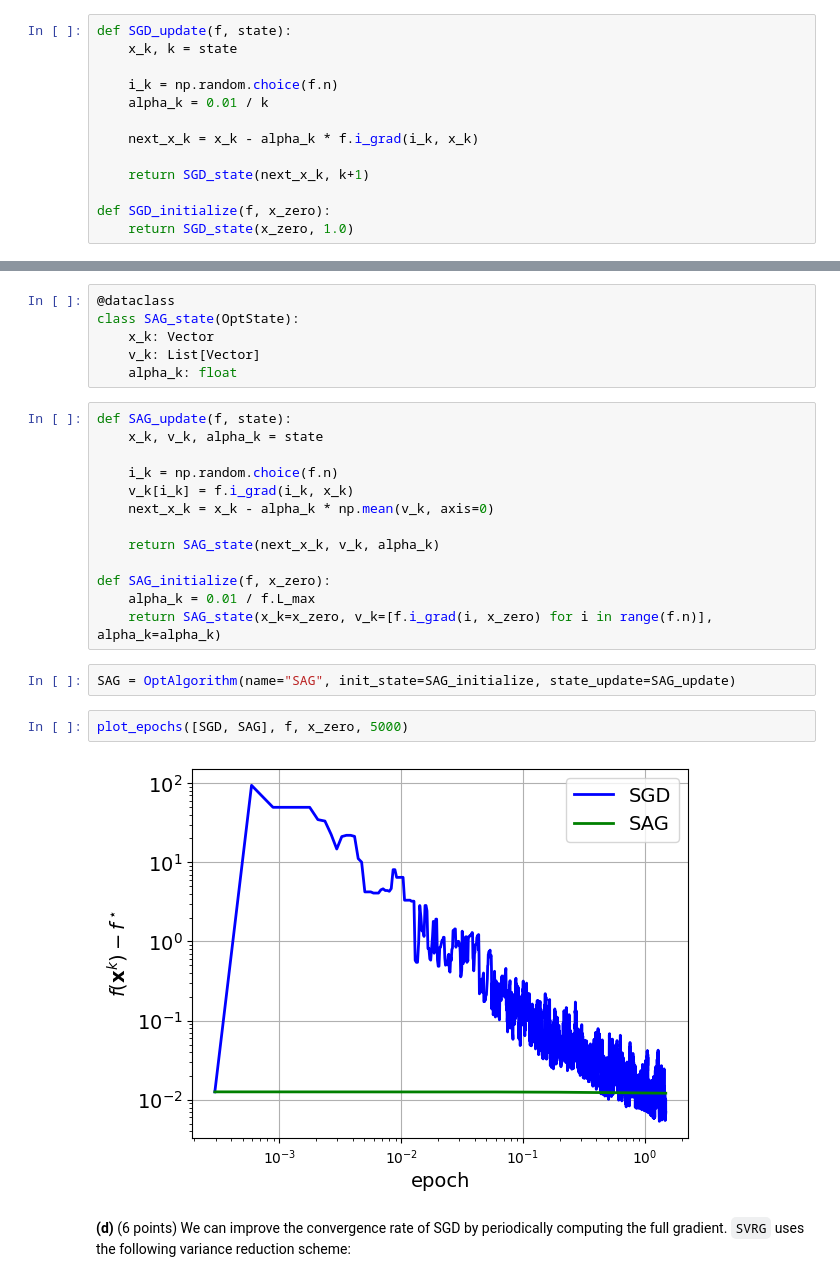
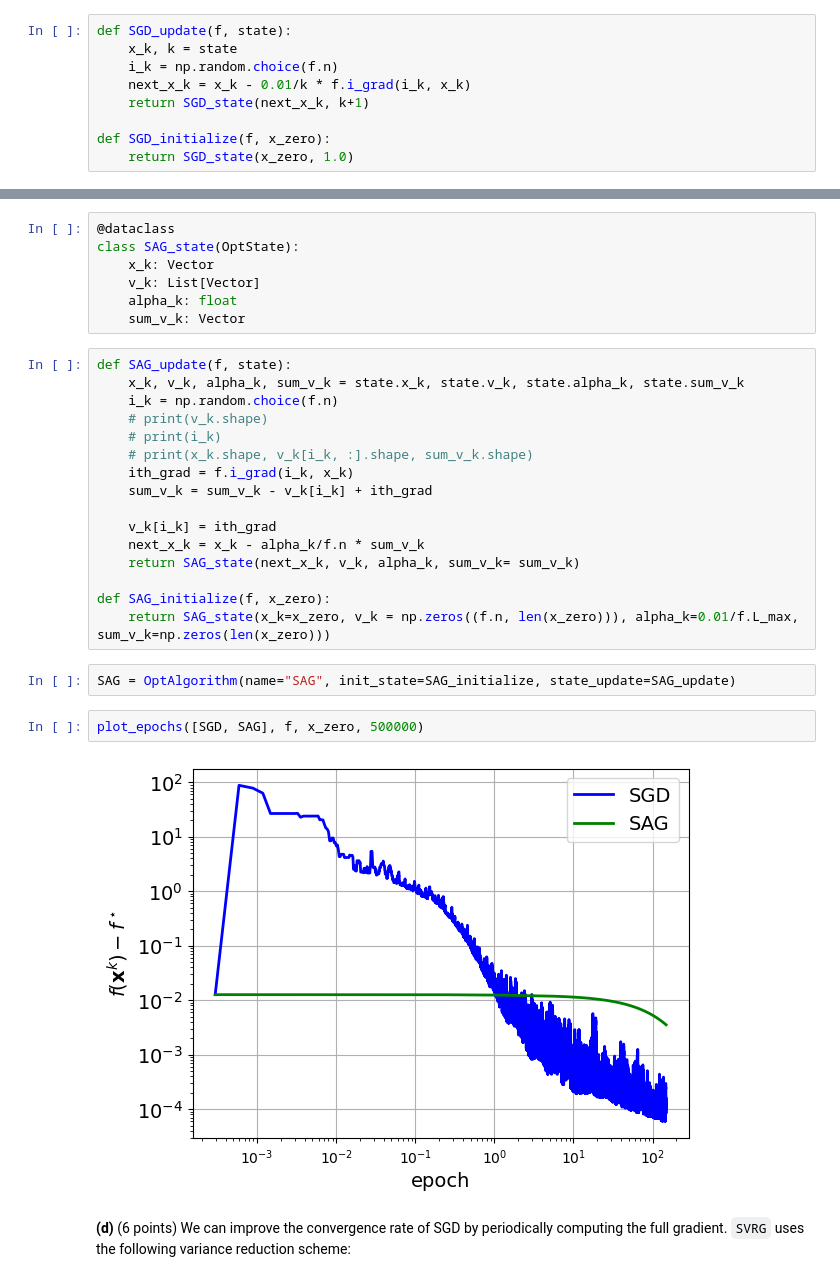
Before and after one commit to CarlOwOs/ee556-hw1, a Jupyter notebook: Part 3 - Stochastic gradient methods.ipynb, the cells around one changed output, grey strips where cells are left out. Drawn from its saved outputs; the diff is of its cells as text.

```diff
--- a/Part 3 - Stochastic gradient methods.ipynb
+++ b/Part 3 - Stochastic gradient methods.ipynb
@@ -50,12 +63,8 @@ class SGD_state(OptState):
 # %%
 def SGD_update(f, state):
     x_k, k = state
-
     i_k = np.random.choice(f.n)
-    alpha_k = 0.01 / k
-
-    next_x_k = x_k - alpha_k * f.i_grad(i_k, x_k)
-
+    next_x_k = x_k - 0.01/k * f.i_grad(i_k, x_k)
     return SGD_state(next_x_k, k+1)
 
 def SGD_initialize(f, x_zero):
@@ -88,25 +97,29 @@ class SAG_state(OptState):
     x_k: Vector
     v_k: List[Vector]
     alpha_k: float
+    sum_v_k: Vector
 # %%
 def SAG_update(f, state):
-    x_k, v_k, alpha_k = state
+    x_k, v_k, alpha_k, sum_v_k = state.x_k, state.v_k, state.alpha_k, state.sum_v_k
+    i_k = np.random.choice(f.n)
+    # print(v_k.shape)
+    # print(i_k)
+    # print(x_k.shape, v_k[i_k, :].shape, sum_v_k.shape)
+    ith_grad = f.i_grad(i_k, x_k)
+    sum_v_k = sum_v_k - v_k[i_k] + ith_grad
 
-    i_k = np.random.choice(f.n)
-    v_k[i_k] = f.i_grad(i_k, x_k)
-    next_x_k = x_k - alpha_k * np.mean(v_k, axis=0)
-
-    return SAG_state(next_x_k, v_k, alpha_k)
+    v_k[i_k] = ith_grad
+    next_x_k = x_k - alpha_k/f.n * sum_v_k
+    return SAG_state(next_x_k, v_k, alpha_k, sum_v_k= sum_v_k)
 
 def SAG_initialize(f, x_zero):
-    alpha_k = 0.01 / f.L_max
-    return SAG_state(x_k=x_zero, v_k=[f.i_grad(i, x_zero) for i in range(f.n)], alpha_k=alpha_k)
+    return SAG_state(x_k=x_zero, v_k = np.zeros((f.n, len(x_zero))), alpha_k=0.01/f.L_max, sum_v_k=np.zeros(len(x_zero)))
 # %%
 SAG = OptAlgorithm(name="SAG", init_state=SAG_initialize, state_update=SAG_update)
 # %%
-plot_epochs([SGD, SAG], f, x_zero, 5000)
+plot_epochs([SGD, SAG], f, x_zero, 500000)
 # %% [output]
-[figure, old version]
+[figure, new version]
 # %% [markdown]
 __(d)__ (6 points)
 We can improve the convergence rate of SGD by periodically computing the full gradient. `SVRG` uses the following variance reduction scheme:
```
Also changed, not shown: parts of 9 cells of this notebook.
